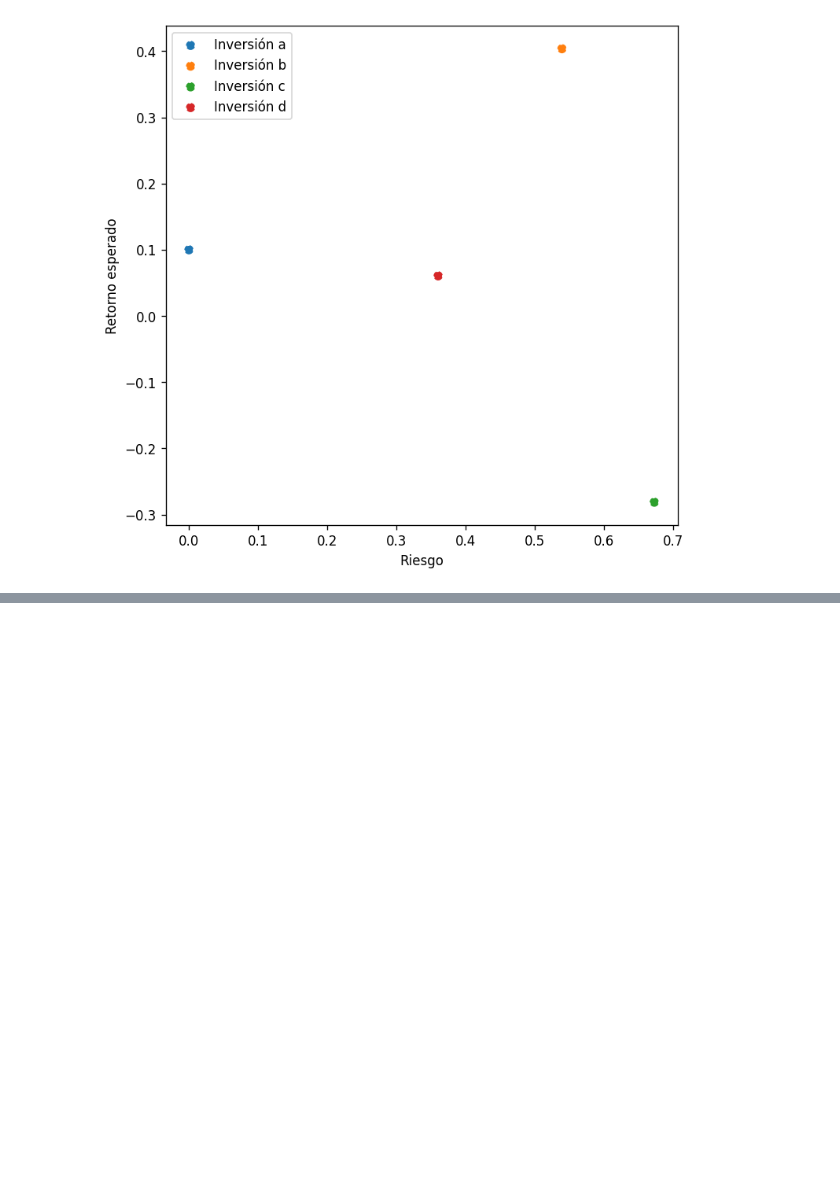
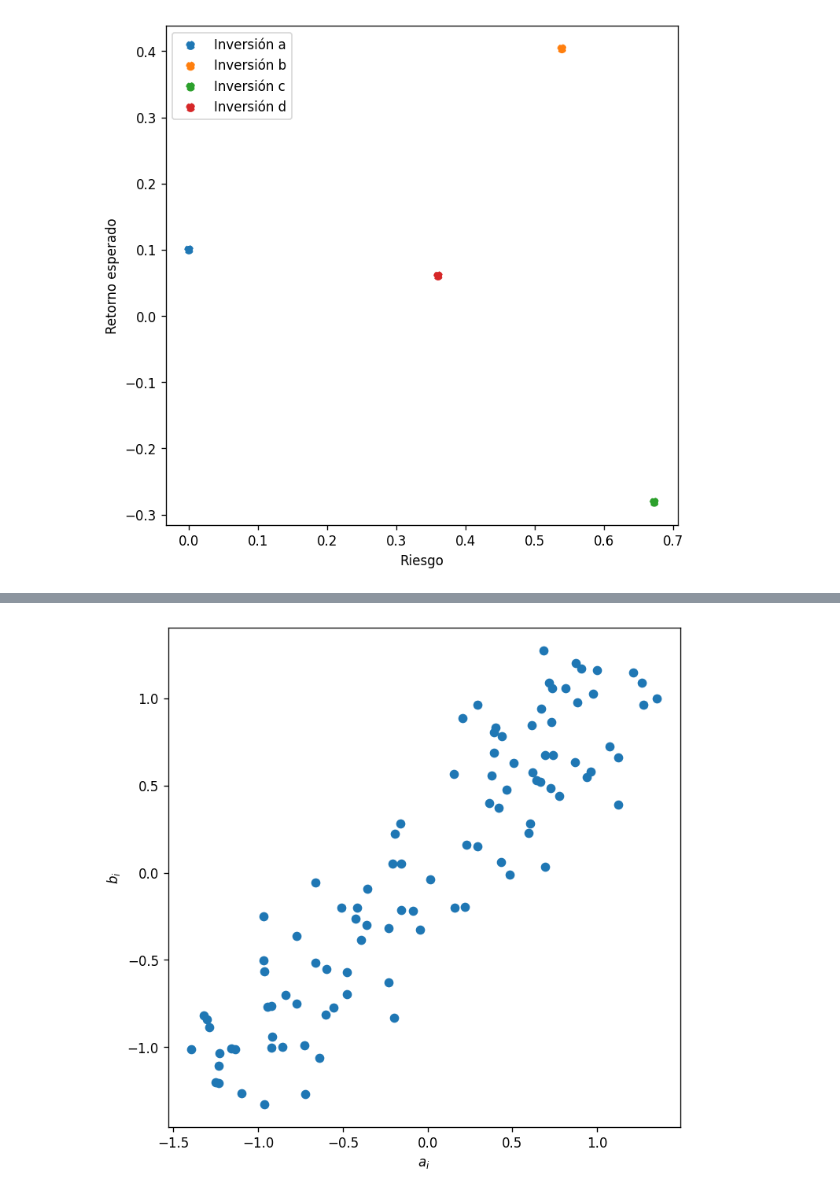
Before and after one commit to Crigerprogrammer/Algebra_Lineal, a Jupyter notebook: desviacion_angulo.ipynb, the cells around one changed output, grey strips where cells are left out. Cells and saved outputs as stored; diff of their text form; code cells hidden in the pictures; blank space fills up the shorter version.

```diff
--- a/desviacion_angulo.ipynb
+++ b/desviacion_angulo.ipynb
@@ -37,0 +63,8 @@ plt.show()
+# %%
+fig, ax = plt.subplots(1,1,figsize=(7,7),dpi=120)
+ax.scatter(a,b)
+ax.set_xlabel(r'$a_{i}$')
+ax.set_ylabel(r'$b_{i}$')
+plt.show()
+# %% [output]
+[figure, added]
```
Also changed, not shown: parts of 7 cells of this notebook.
